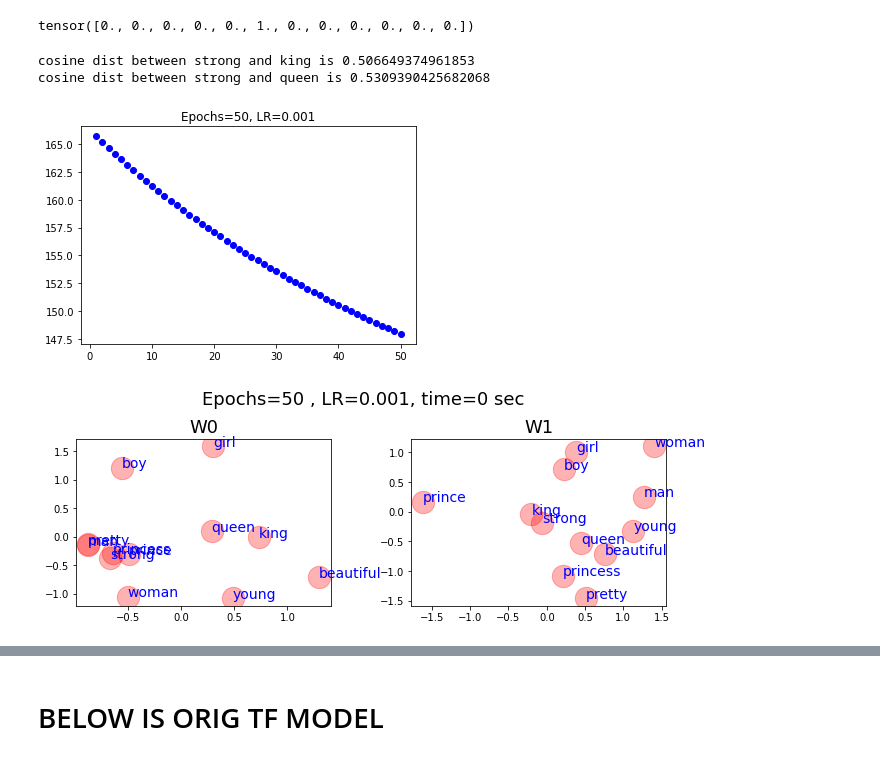
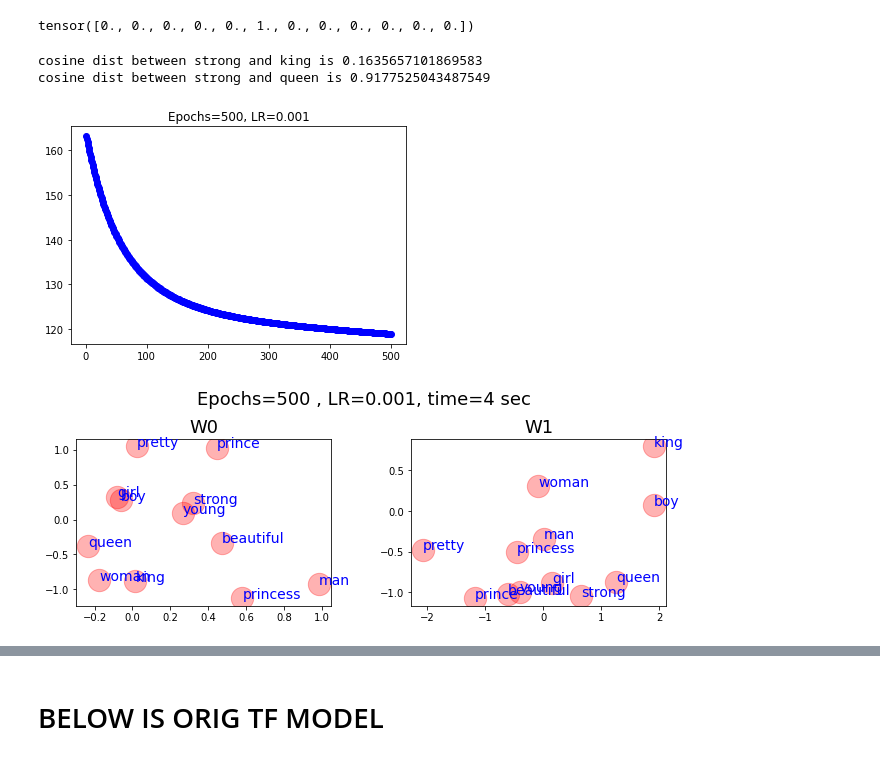
Before and after one commit to ftk1000/w2v_ftk1000, a Jupyter notebook: w2v_pytorch_v2.ipynb, the cells around one changed output, grey strips where cells are left out. Cells and saved outputs as stored; diff of their text form; code cells hidden in the pictures.

```diff
--- a/w2v_pytorch_v2.ipynb
+++ b/w2v_pytorch_v2.ipynb
@@ -190,7 +190,7 @@ tensor([0., 0., 0., 0., 0., 1., 0., 0., 0., 0., 0., 0.])
 embedding_dims = 2
 W0 = Variable(torch.randn(embedding_dims, vocabulary_size).float(), requires_grad=True)
 W1 = Variable(torch.randn(vocabulary_size, embedding_dims).float(), requires_grad=True)
-num_epochs = 50
+num_epochs = 500
 learning_rate = 0.001
 
 sttime = time.time()
@@ -222,37 +222,37 @@ for epo in range(num_epochs):
         W0.grad.data.zero_()
         W1.grad.data.zero_()
     # if epo % 20 == 0:
         # print(f'Loss at epo {epo}: {loss_val/len(idx_pairs)}')
         # print(  'type(loss_val) =' ,type(loss_val)  )
     losslist.append(loss_val)
 
 def similarity_words(word1,word2):
   v1 = W1[word2idx[word1]]
   v2 = W1[word2idx[word2]]
 
   cos_sim = torch.dot(v1,v2)/(torch.norm(v1)*torch.norm(v2))
   print(f'cosine dist between {word1} and {word2} is {cos_sim}')
   return cos_sim
 
 res=similarity_words(word1='strong', word2='king')
 res=similarity_words(word1='strong', word2='queen')
 
 
 losslist
 epochs = range(1, len(losslist)+1)
 plt.plot(epochs,losslist, 'bo')
 plt.title(f'Epochs={num_epochs}, LR={learning_rate}')
 
 endtime = time.time()
 
 # ttl = f'Epochs={num_epochs} (total={total_epochs}), time={int(endtime-sttime)} sec'
 ttl = f'Epochs={num_epochs} , LR={learning_rate}, time={int(endtime-sttime)} sec'
 plot_words_v1( vocab=vocabulary, W0=W0.cpu().detach().numpy(), W1=W1.cpu().detach().numpy(), ttl=ttl )
 # %% [output]
-cosine dist between strong and king is 0.506649374961853
-cosine dist between strong and queen is 0.5309390425682068
+cosine dist between strong and king is 0.1635657101869583
+cosine dist between strong and queen is 0.9177525043487549
-[figure, old version]
+[figure, new version]
-[figure, old version]
+[figure, new version]
 # %%
 # W0
 # %%
```
Also changed, not shown: parts of 3 cells of this notebook.
